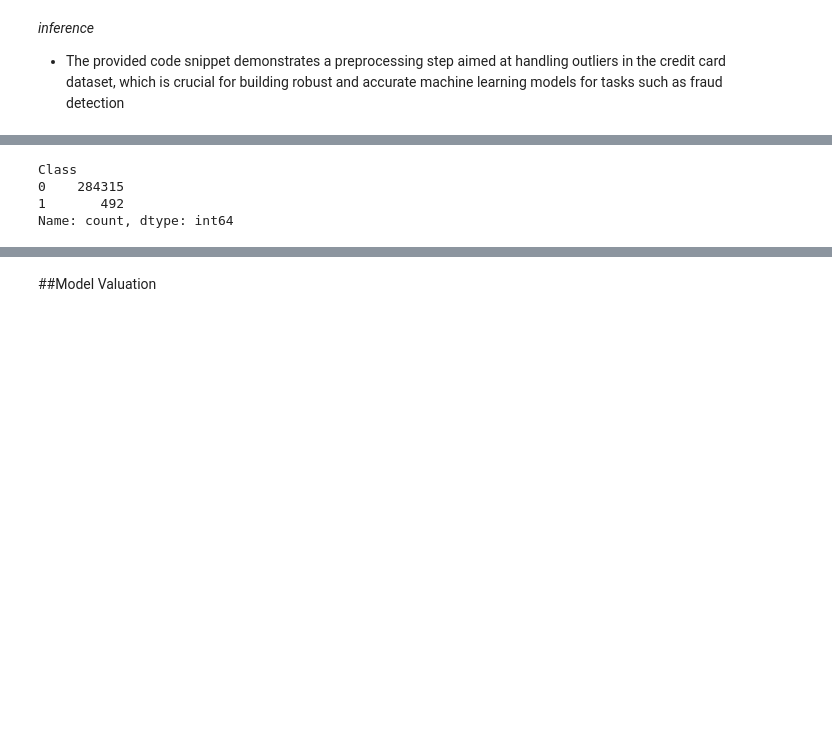
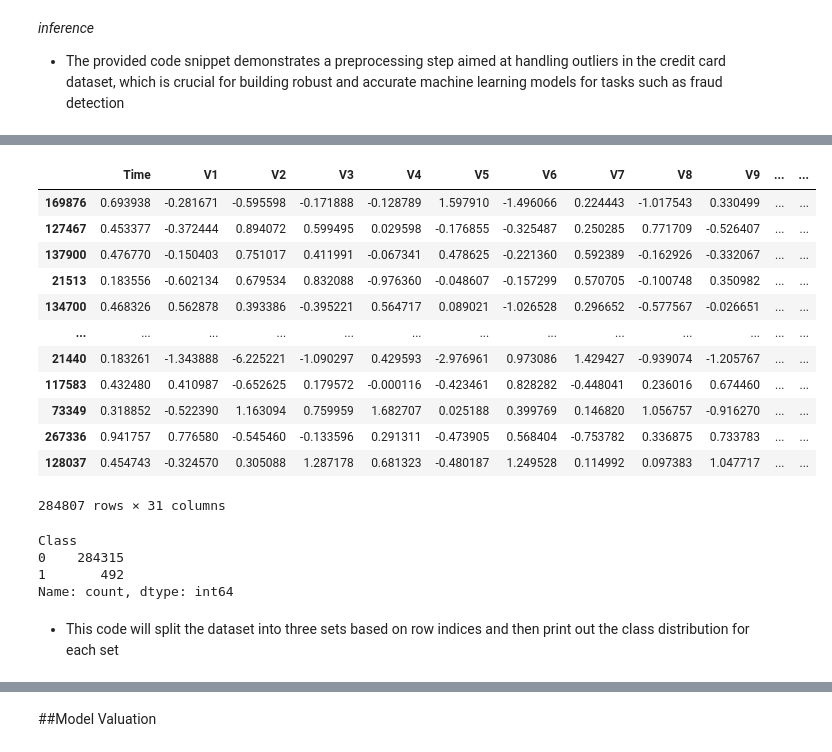
Before and after one commit to paulmachau/Credit-Card-Fraud-Detection, a Jupyter notebook: Copy_of_Credit_Card_Fraud_Detection.ipynb, the cells around one changed output, grey strips where cells are left out. Drawn from its saved outputs; the diff is of its cells as text; code cells hidden in the pictures; blank space fills up the shorter version.

```diff
--- a/Copy_of_Credit_Card_Fraud_Detection.ipynb
+++ b/Copy_of_Credit_Card_Fraud_Detection.ipynb
@@ -179,3 +185,22 @@ creditcard_csv_scaled_df.tail()
+# %%
+# prompt: shuffling the rows
+
+creditcard_csv_scaled_df = creditcard_csv_scaled_df.sample(frac=1, random_state=1)
+creditcard_csv_scaled_df
+# %% [output]
+|  | Time | V1 | V2 | V3 | V4 | V5 | V6 | V7 | V8 | V9 | ... | ... |
+| 169876 | 0.693938 | -0.281671 | -0.595598 | -0.171888 | -0.128789 | 1.597910 | -1.496066 | 0.224443 | -1.017543 | 0.330499 | ... | ... |
+| 127467 | 0.453377 | -0.372444 | 0.894072 | 0.599495 | 0.029598 | -0.176855 | -0.325487 | 0.250285 | 0.771709 | -0.526407 | ... | ... |
+| 137900 | 0.476770 | -0.150403 | 0.751017 | 0.411991 | -0.067341 | 0.478625 | -0.221360 | 0.592389 | -0.162926 | -0.332067 | ... | ... |
+| 21513 | 0.183556 | -0.602134 | 0.679534 | 0.832088 | -0.976360 | -0.048607 | -0.157299 | 0.570705 | -0.100748 | 0.350982 | ... | ... |
+| 134700 | 0.468326 | 0.562878 | 0.393386 | -0.395221 | 0.564717 | 0.089021 | -1.026528 | 0.296652 | -0.577567 | -0.026651 | ... | ... |
+| ... | ... | ... | ... | ... | ... | ... | ... | ... | ... | ... | ... | ... |
+| 21440 | 0.183261 | -1.343888 | -6.225221 | -1.090297 | 0.429593 | -2.976961 | 0.973086 | 1.429427 | -0.939074 | -1.205767 | ... | ... |
+| 117583 | 0.432480 | 0.410987 | -0.652625 | 0.179572 | -0.000116 | -0.423461 | 0.828282 | -0.448041 | 0.236016 | 0.674460 | ... | ... |
+| 73349 | 0.318852 | -0.522390 | 1.163094 | 0.759959 | 1.682707 | 0.025188 | 0.399769 | 0.146820 | 1.056757 | -0.916270 | ... | ... |
+| 267336 | 0.941757 | 0.776580 | -0.545460 | -0.133596 | 0.291311 | -0.473905 | 0.568404 | -0.753782 | 0.336875 | 0.733783 | ... | ... |
+| 128037 | 0.454743 | -0.324570 | 0.305088 | 1.287178 | 0.681323 | -0.480187 | 1.249528 | 0.114992 | 0.097383 | 1.047717 | ... | ... |
+284807 rows × 31 columns
 # %%
 # prompt: Value count
 
@@ -185,3 +210,5 @@ Class
 0    284315
 1       492
 Name: count, dtype: int64
+# %% [markdown]
+* This code will split the dataset into three sets based on row indices and then print out the class distribution for each set
```
Also changed, not shown: parts of 29 cells of this notebook.
